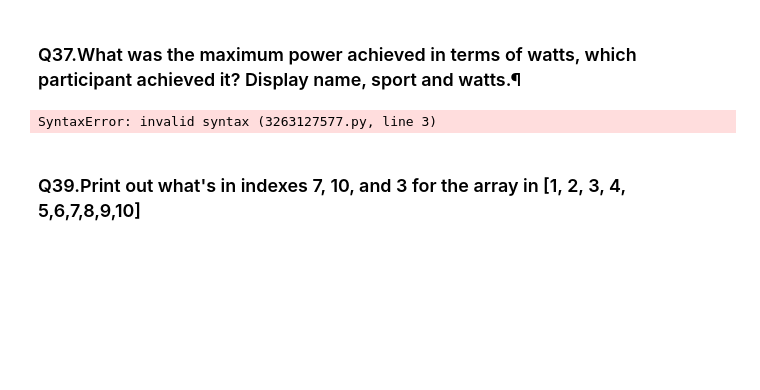
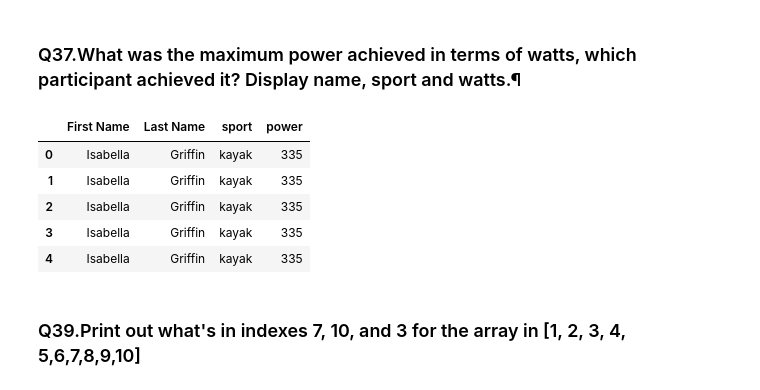
Before and after one commit to KousalyaThiruvarasamoorthy/Team5_HackPanthers_PythonHackathon_Aug24, a Jupyter notebook: Team5_HackPanthers_Main80Questions.ipynb, the cells around one changed output. Saved outputs shown, nothing was run; the diff lists cells and outputs as text; code cells hidden in the pictures; blank space fills up the shorter version.

```diff
--- a/Team5_HackPanthers_Main80Questions.ipynb
+++ b/Team5_HackPanthers_Main80Questions.ipynb
@@ -241,10 +241,14 @@ Type of list: <class 'list'> Length of List: 3 Type of Tuple: <class 'tuple'> Le
 # %%
 max_df=df_join_allsports[df_join_allsports['power']==df_join_allsports['power'].max()]
 merge_table=df_Athletes.merge(max_df)
-m1=merge_table[['First Name','Last Name','sport','power']].groupby(['First Name','Last Name','sport','power']).['First Name'].count()
-print(m1)
+merge_table[['First Name','Last Name','sport','power']]
 # %% [output]
-SyntaxError: invalid syntax (3263127577.py, line 3)
+|  | First Name | Last Name | sport | power |
+| 0 | Isabella | Griffin | kayak | 335 |
+| 1 | Isabella | Griffin | kayak | 335 |
+| 2 | Isabella | Griffin | kayak | 335 |
+| 3 | Isabella | Griffin | kayak | 335 |
+| 4 | Isabella | Griffin | kayak | 335 |
 # %%
 ### Q38.
 # %% [markdown]
```
